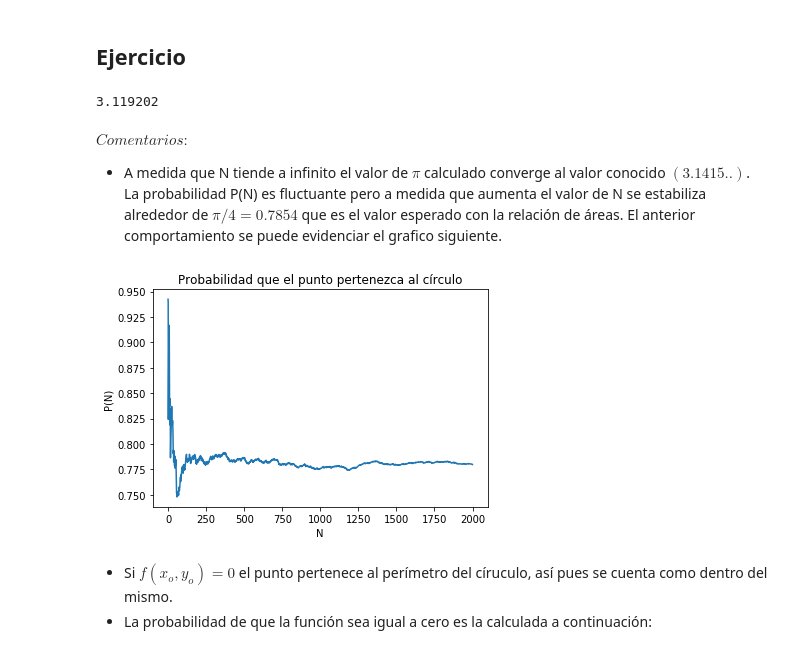
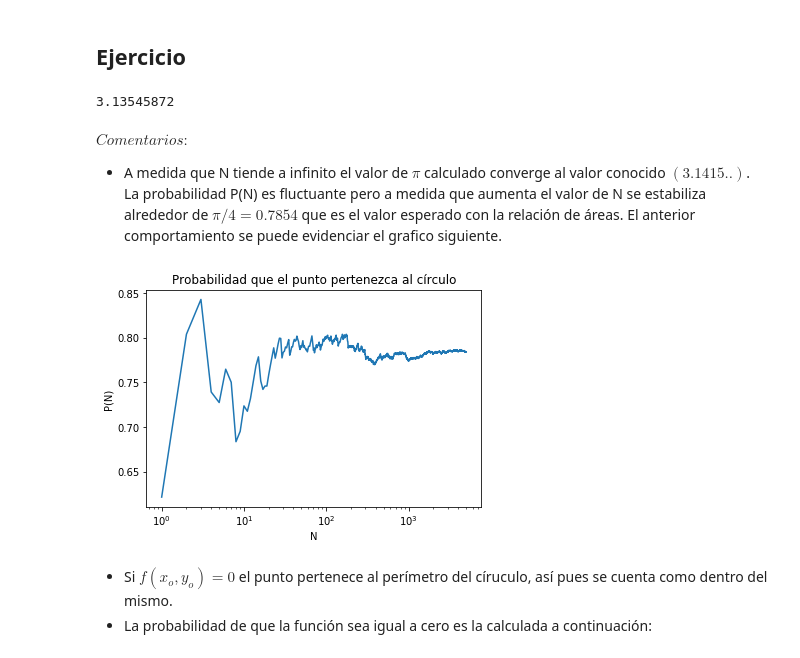
Before and after one commit to NMenesesC/Herramientas-Computacionales, a Jupyter notebook: 00Introduccion/Tarea1.ipynb, the cells around one changed output. Cells and saved outputs as stored; diff of their text form; code cells hidden in the pictures.

```diff
--- a/00Introduccion/Tarea1.ipynb
+++ b/00Introduccion/Tarea1.ipynb
@@ -102,7 +102,7 @@ array([ 25.,  22.,  99.])
 from random import uniform
 import numpy as np
 
-N = 2000
+N = 5000
 x = []
 y = []
 P = []
@@ -129,20 +129,23 @@ Pi = (4*si)/(no+si)
 
 print(Pi)
 # %% [output]
-3.119202
+3.13545872
 # %% [markdown]
 $Comentarios:$
 
 - A medida que N tiende a infinito el valor de $\pi$ calculado converge al valor conocido $(3.1415..)$. La probabilidad P(N) es fluctuante pero a medida que aumenta el valor de N se estabiliza alrededor de $\pi/4 = 0.7854$ que es el valor esperado con la relación de áreas. El anterior comportamiento se puede evidenciar el grafico siguiente.
 # %%
+b = range(1,5001,1)
+
 import matplotlib.pyplot as plt
-plt.plot (P)
+plt.plot (b,P)
 plt.ylabel("P(N)")
 plt.xlabel("N")
 plt.title("Probabilidad que el punto pertenezca al círculo")
+plt.xscale('log')
 plt.show()
 # %% [output]
-[figure, old version]
+[figure, new version]
 # %% [markdown]
  - Si $f(x_o, y_o)=0$ el punto pertenece al perímetro del círuculo, así pues se cuenta como dentro del mismo.
  - La probabilidad de que la función sea igual a cero es la calculada a continuación:
```
Also changed, not shown: 1 other file.
